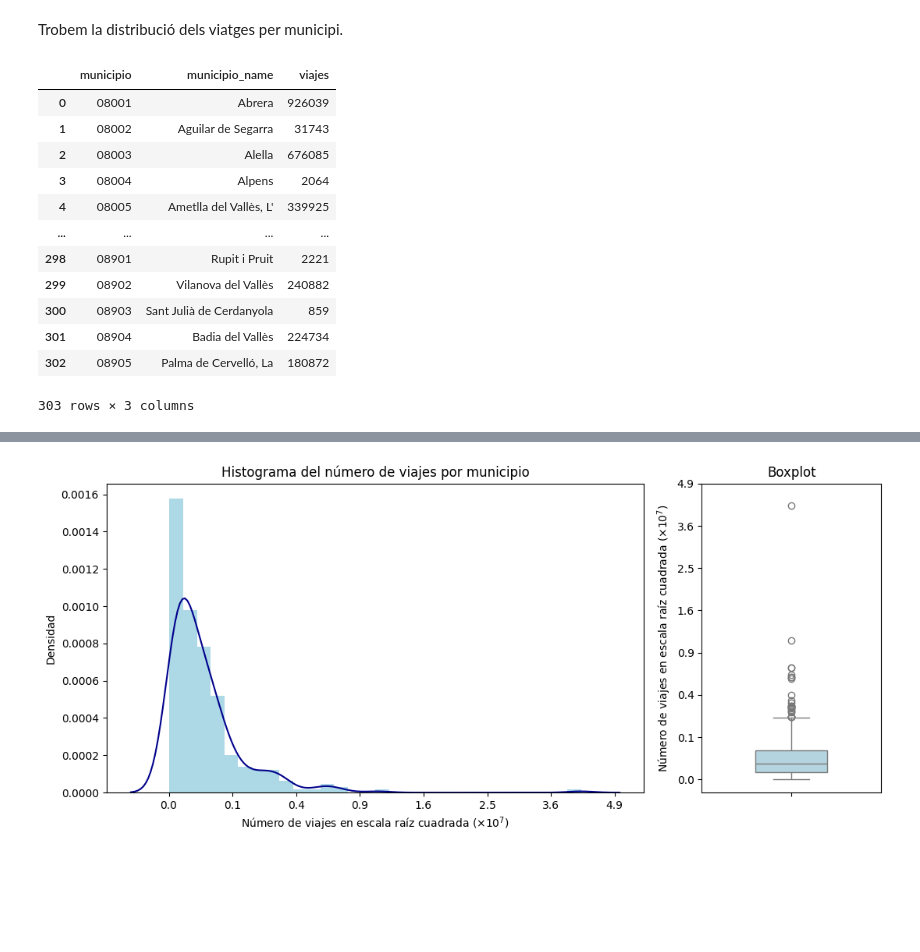
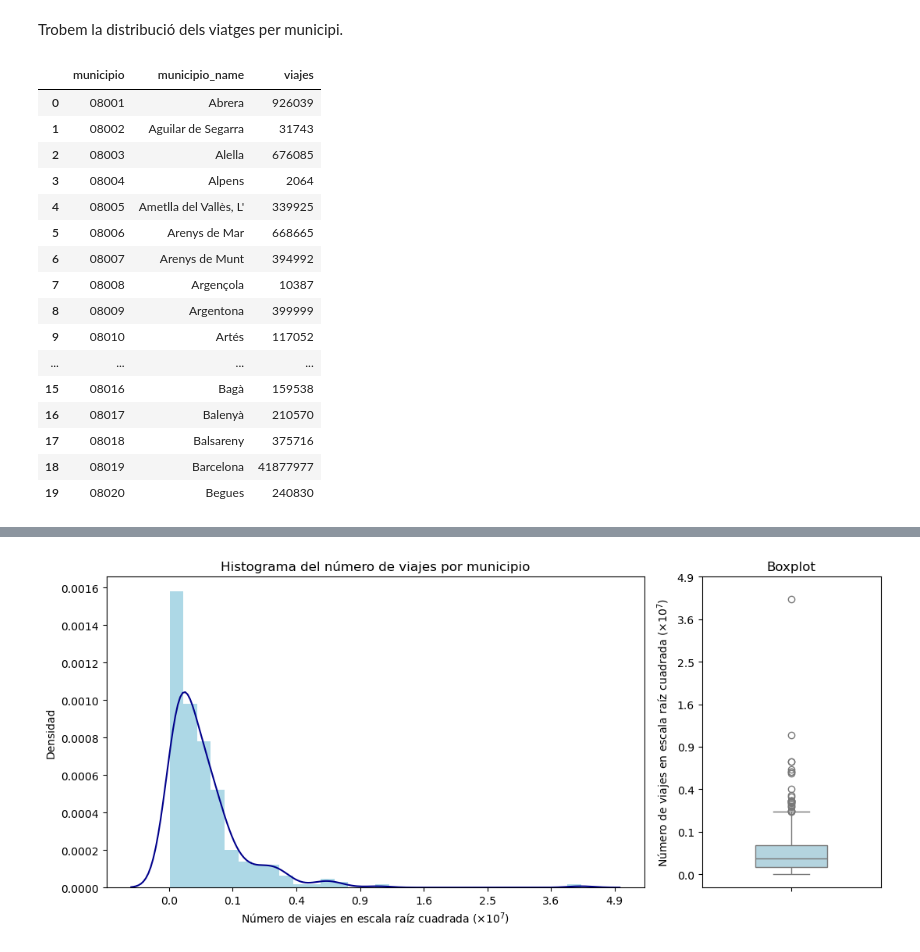
Before and after one commit to jordirubio01/MobiCat, a Jupyter notebook: mobile-challenge-datasets/IT2__DS3__2-Features-Distributions.ipynb, the cells around one changed output, grey strips where cells are left out. Cells and saved outputs as stored; diff of their text form; code cells hidden in the pictures; blank space fills up the shorter version.

```diff
--- a/mobile-challenge-datasets/IT2__DS3__2-Features-Distributions.ipynb
+++ b/mobile-challenge-datasets/IT2__DS3__2-Features-Distributions.ipynb
@@ -50,20 +50,24 @@ mobility_df = mobility_df[mobility_df["viajes"] > 0]
 # %% [markdown]
 Trobem la distribució dels viatges per municipi.
 # %%
-municipalities_df = utils.group_by_municipality(mobility_df)
+municipalities_df = utils.group_by_municipality(mobility_df) # viajes origen + destino
 
-municipalities_df
+municipalities_df.head(20)
 # %% [output]
 |  | municipio | municipio_name | viajes |
 | 0 | 08001 | Abrera | 926039 |
 | 1 | 08002 | Aguilar de Segarra | 31743 |
 | 2 | 08003 | Alella | 676085 |
 | 3 | 08004 | Alpens | 2064 |
 | 4 | 08005 | Ametlla del Vallès, L' | 339925 |
+| 5 | 08006 | Arenys de Mar | 668665 |
+| 6 | 08007 | Arenys de Munt | 394992 |
+| 7 | 08008 | Argençola | 10387 |
+| 8 | 08009 | Argentona | 399999 |
+| 9 | 08010 | Artés | 117052 |
 | ... | ... | ... | ... |
-| 298 | 08901 | Rupit i Pruit | 2221 |
-| 299 | 08902 | Vilanova del Vallès | 240882 |
-| 300 | 08903 | Sant Julià de Cerdanyola | 859 |
-| 301 | 08904 | Badia del Vallès | 224734 |
-| 302 | 08905 | Palma de Cervelló, La | 180872 |
+| 15 | 08016 | Bagà | 159538 |
+| 16 | 08017 | Balenyà | 210570 |
+| 17 | 08018 | Balsareny | 375716 |
+| 18 | 08019 | Barcelona | 41877977 |
+| 19 | 08020 | Begues | 240830 |
-303 rows × 3 columns
```
Also changed, not shown: parts of 18 cells of this notebook, 3 other files.
